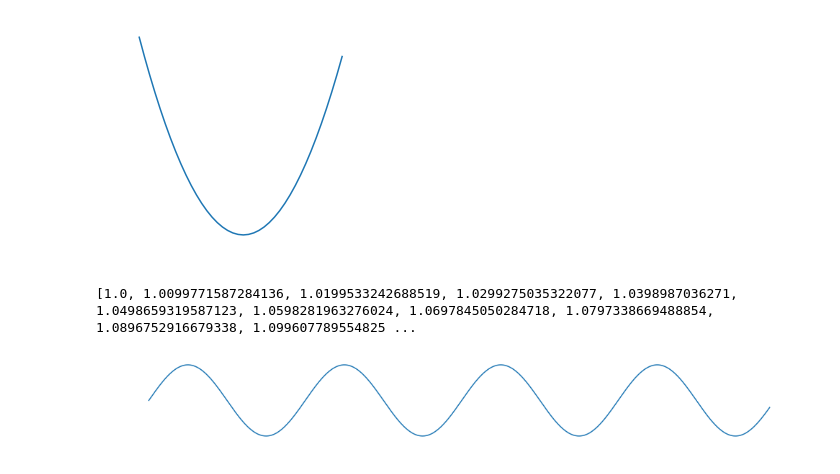
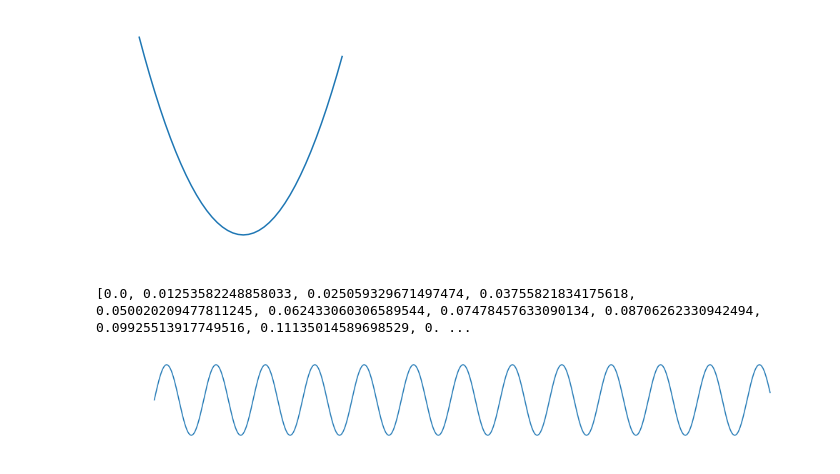
Before and after one commit to vmstarchenko/apo-teacher, a Jupyter notebook: lectures/L002.ipynb, the cells around one changed output. Saved outputs shown, nothing was run; the diff lists cells and outputs as text; code cells hidden in the pictures.

```diff
--- a/lectures/L002.ipynb
+++ b/lectures/L002.ipynb
@@ -99,14 +96,17 @@ draw_line(values)
 [100, 90.25, 81.0, 72.25, 64.0, 56.25, 49.0, 42.25, 36.0, 30.25, 25.0, 20.25, 16.0, 12.25, 9.0, 6.25, 4.0, 2.25, 1.0, 0.25, 0.0, 0.25, 1.0, 2.25, 4.0, 6.25, 9.0, 12.25, 16.0, 20.25, 25.0, 30.25, 36.0, ...
 [figure]
 # %%
-values = generate_values(sin440, 0, 44100*4, 1)
+def sin220(x):
+    return sin(x * 220 * 2 * pi / 44100) * 0.4
+
+values = generate_values(sin220, 0, 44100*4, 1)
 
 print(values[:20])
 draw_line(values[:2500], (17, 2))
 write_wav('tmp/sine.wav', 44100, values)
 # %% [output]
-[1.0, 1.0099771587284136, 1.0199533242688519, 1.0299275035322077, 1.0398987036271, 1.0498659319587123, 1.0598281963276024, 1.0697845050284718, 1.0797338669488854, 1.0896752916679338, 1.099607789554825 ...
+[0.0, 0.01253582248858033, 0.025059329671497474, 0.03755821834175618, 0.050020209477811245, 0.062433060306589544, 0.07478457633090134, 0.08706262330942494, 0.09925513917749516, 0.11135014589698529, 0. ...
-[figure, old version]
+[figure, new version]
 # %%
 !play 'tmp/sine.wav'
 # %% [output]
```
Also changed, not shown: parts of 3 cells of this notebook.
